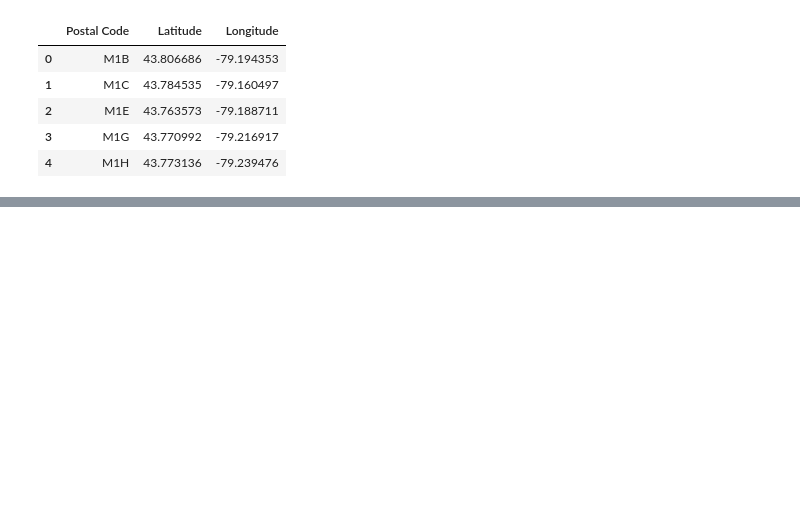
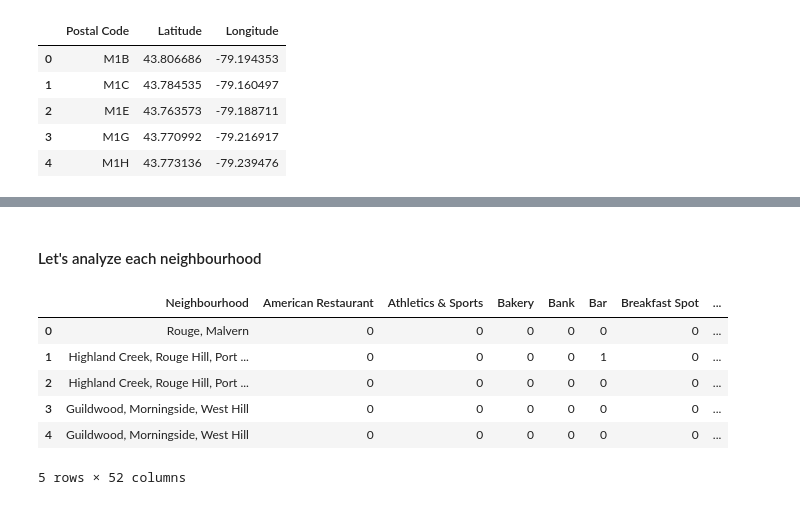
Before and after one commit to cabra92/Cabra_Projects, a Jupyter notebook: Week_3-Segmenting_and_Clustering_Neighborhoods_in_Toronto.ipynb, the cells around one changed output, grey strips where cells are left out. Saved outputs shown, nothing was run; the diff lists cells and outputs as text; code cells hidden in the pictures; blank space fills up the shorter version.

```diff
--- a/Week_3-Segmenting_and_Clustering_Neighborhoods_in_Toronto.ipynb
+++ b/Week_3-Segmenting_and_Clustering_Neighborhoods_in_Toronto.ipynb
@@ -65,2 +87,2 @@ gc.head()
 # %%
-pd.merge(df, gc, on="Postal Code")
+df = pd.merge(df, gc, on="Postal Code")
@@ -85,0 +263,22 @@ pd.merge(df, gc, on="Postal Code")
+# %% [markdown]
+#### Let's analyze each neighbourhood
+# %%
+# one hot encoding
+scarb_onehot = pd.get_dummies(scarb_venues[['Venue Category']], prefix="", prefix_sep="")
+
+# add neighborhood column back to dataframe
+scarb_onehot['Neighbourhood'] = scarb_venues['Neighbourhood']
+
+# move neighborhood column to the first column
+fixed_columns = [scarb_onehot.columns[-1]] + list(scarb_onehot.columns[:-1])
+scarb_onehot = scarb_onehot[fixed_columns]
+
+scarb_onehot.head()
+# %% [output]
+|  | Neighbourhood | American Restaurant | Athletics & Sports | Bakery | Bank | Bar | Breakfast Spot | ... |
+| 0 | Rouge, Malvern | 0 | 0 | 0 | 0 | 0 | 0 | ... |
+| 1 | Highland Creek, Rouge Hill, Port ... | 0 | 0 | 0 | 0 | 1 | 0 | ... |
+| 2 | Highland Creek, Rouge Hill, Port ... | 0 | 0 | 0 | 0 | 0 | 0 | ... |
+| 3 | Guildwood, Morningside, West Hill | 0 | 0 | 0 | 0 | 0 | 0 | ... |
+| 4 | Guildwood, Morningside, West Hill | 0 | 0 | 0 | 0 | 0 | 0 | ... |
+5 rows × 52 columns
```
Also changed, not shown: parts of 38 cells of this notebook.
